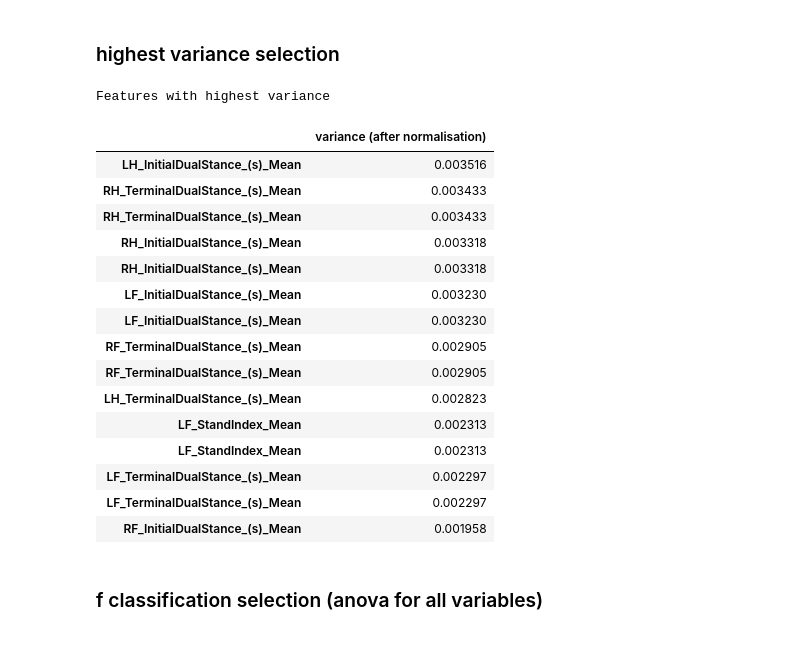
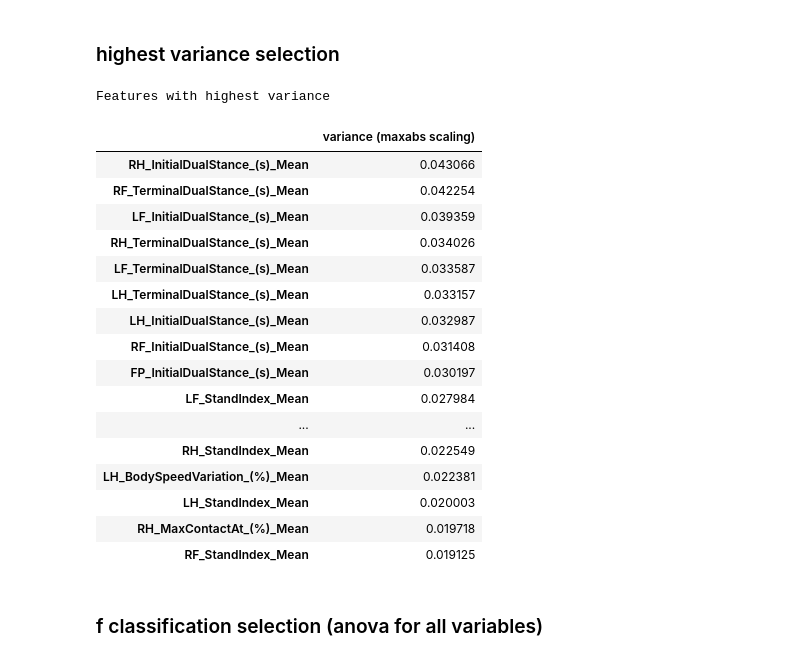
Before and after one commit to aperz/vacou, a Jupyter notebook: vacou-2.ipynb, the cells around one changed output. Saved outputs shown, nothing was run; the diff lists cells and outputs as text; code cells hidden in the pictures.

```diff
--- a/vacou-2.ipynb
+++ b/vacou-2.ipynb
@@ -48 +64,12 @@ sd, smd, sfull_df = preprocess_vc(sep_runs_data_fp, version = 3, use_vars_fp='da
+# %%
+d2, md2, full_df2 = preprocess_vc(version = 2,
+    data_fp=data_fp, use_vars_fp='data/use_variables.csv'
+    )
+d3, md3, full_df3 = preprocess_vc(version = 3,
+    data_fp=sep_runs_data_fp, use_vars_fp='data/use_variables.csv'
+    )
+d4, md4, full_df4 = preprocess_vc(version = 4,
+    data_fp=data_fp, sep_runs_data_fp=sep_runs_data_fp,
+    use_vars_fp='data/use_variables.csv'
+    )
 # %%
@@ -58,3 +89,11 @@ print(sd.shape, smd.shape, sfull_df.shape)
+# %%
+d = d2
+md = md2
+full_df = full_df2
+#dp = pd.DataFrame(scale(d), columns=d.columns, index=d.index)
+dp = pd.DataFrame(scale(minmax_scale(d), with_std=True),
+                  columns=d.columns, index=d.index)
+#dp = pd.DataFrame(robust_scale(d, with_std=True), columns=d.columns, index=d.index)
 # %% [markdown]
 # Exploratory
 # %%
@@ -122,28 +210,33 @@ How many observations are in each group?
 # %% [markdown]
 ### highest variance selection
 # %%
-selected_v, variances = sel_var(normalize_pd(d, 0), 0.001)
+selected_v, variances = sel_var(
+    pd.DataFrame(maxabs_scale(d), columns = d.columns, index = d.index),
+    0.001)
 # %%
 print("Features with highest variance")
-pd.DataFrame(variances.sort_values(ascending=False)[:15], columns = ['variance (after normalisation)'])
+selected_v = pd.DataFrame(variances.sort_values(ascending=False)[:20], columns = ['variance (maxabs scaling)'])
+sel_v = selected_v.index.tolist()
+selected_v
 # %% [output]
 Features with highest variance
-|  | variance (after normalisation) |
-| LH_InitialDualStance_(s)_Mean | 0.003516 |
-| RH_TerminalDualStance_(s)_Mean | 0.003433 |
-| RH_TerminalDualStance_(s)_Mean | 0.003433 |
-| RH_InitialDualStance_(s)_Mean | 0.003318 |
-| RH_InitialDualStance_(s)_Mean | 0.003318 |
-| LF_InitialDualStance_(s)_Mean | 0.003230 |
-| LF_InitialDualStance_(s)_Mean | 0.003230 |
-| RF_TerminalDualStance_(s)_Mean | 0.002905 |
-| RF_TerminalDualStance_(s)_Mean | 0.002905 |
-| LH_TerminalDualStance_(s)_Mean | 0.002823 |
-| LF_StandIndex_Mean | 0.002313 |
-| LF_StandIndex_Mean | 0.002313 |
-| LF_TerminalDualStance_(s)_Mean | 0.002297 |
-| LF_TerminalDualStance_(s)_Mean | 0.002297 |
-| RF_InitialDualStance_(s)_Mean | 0.001958 |
+|  | variance (maxabs scaling) |
+| RH_InitialDualStance_(s)_Mean | 0.043066 |
+| RF_TerminalDualStance_(s)_Mean | 0.042254 |
+| LF_InitialDualStance_(s)_Mean | 0.039359 |
+| RH_TerminalDualStance_(s)_Mean | 0.034026 |
+| LF_TerminalDualStance_(s)_Mean | 0.033587 |
+| LH_TerminalDualStance_(s)_Mean | 0.033157 |
+| LH_InitialDualStance_(s)_Mean | 0.032987 |
+| RF_InitialDualStance_(s)_Mean | 0.031408 |
+| FP_InitialDualStance_(s)_Mean | 0.030197 |
+| LF_StandIndex_Mean | 0.027984 |
+| ... | ... |
+| RH_StandIndex_Mean | 0.022549 |
+| LH_BodySpeedVariation_(%)_Mean | 0.022381 |
+| LH_StandIndex_Mean | 0.020003 |
+| RH_MaxContactAt_(%)_Mean | 0.019718 |
+| RF_StandIndex_Mean | 0.019125 |
 # %% [markdown]
 ### f classification selection (anova for all variables)
 # %%
```
Also changed, not shown: parts of 61 cells of this notebook, 2 other files.
